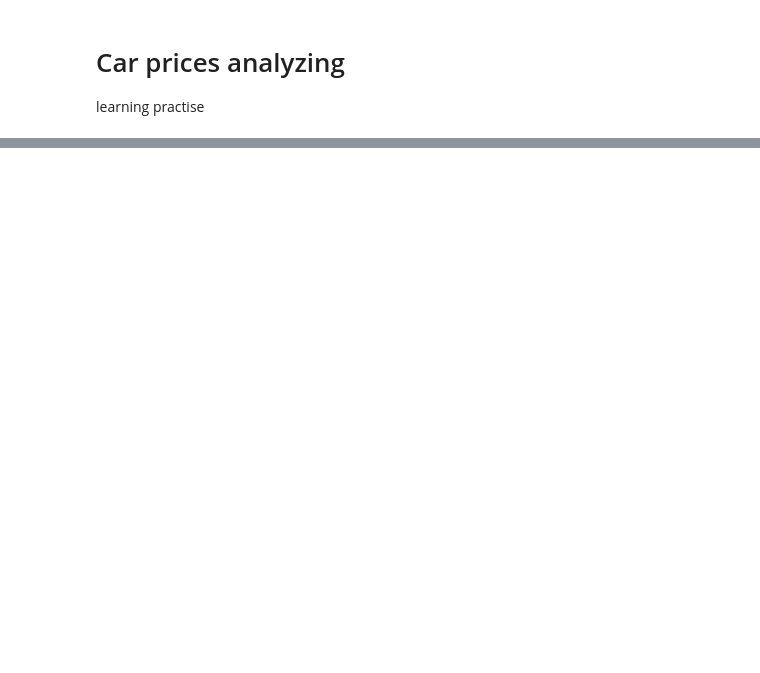
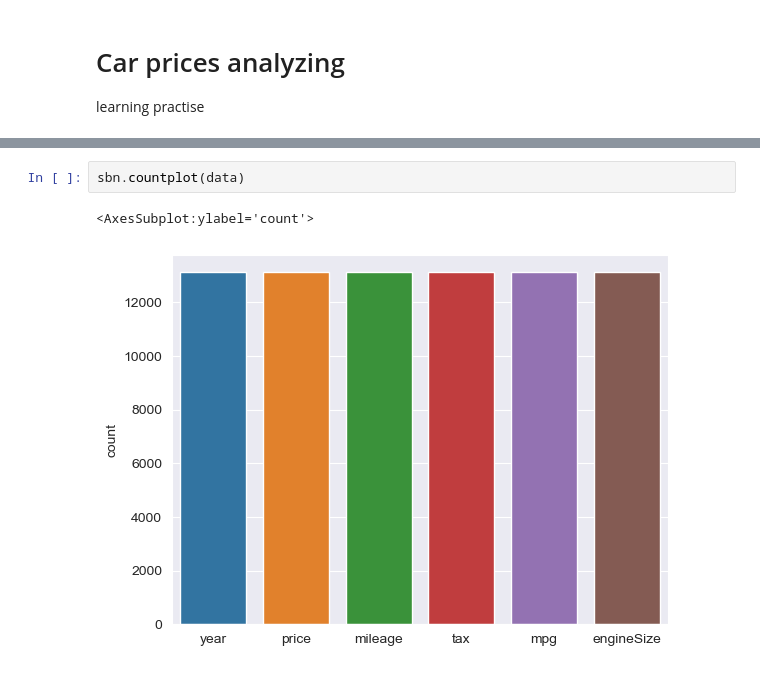
Before and after one commit to Furk4nBulut/Veri-Bilimi-ve-Makine-ogrenmesi, a Jupyter notebook: Tensorflow.ipynb, the cells around one changed output, grey strips where cells are left out. Saved outputs shown, nothing was run; the diff lists cells and outputs as text; blank space fills up the shorter version.

```diff
--- a/Tensorflow.ipynb
+++ b/Tensorflow.ipynb
@@ -341,0 +414,5 @@ learning practise
+# %%
+sbn.countplot(data)
+# %% [output]
+<AxesSubplot:ylabel='count'>
+[figure, added]
```
Also changed, not shown: parts of 122 cells of this notebook, 3 other files.
